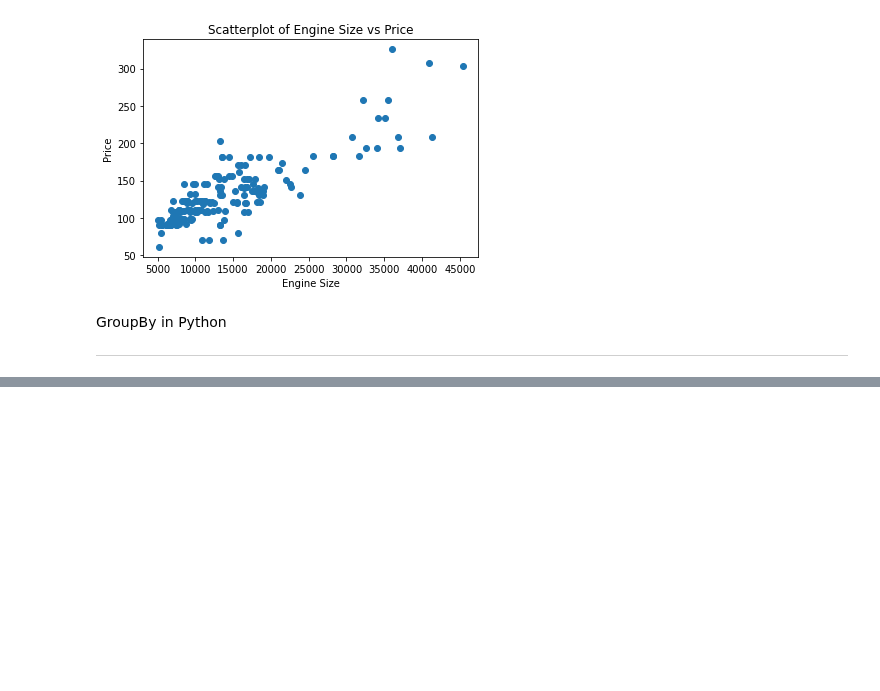
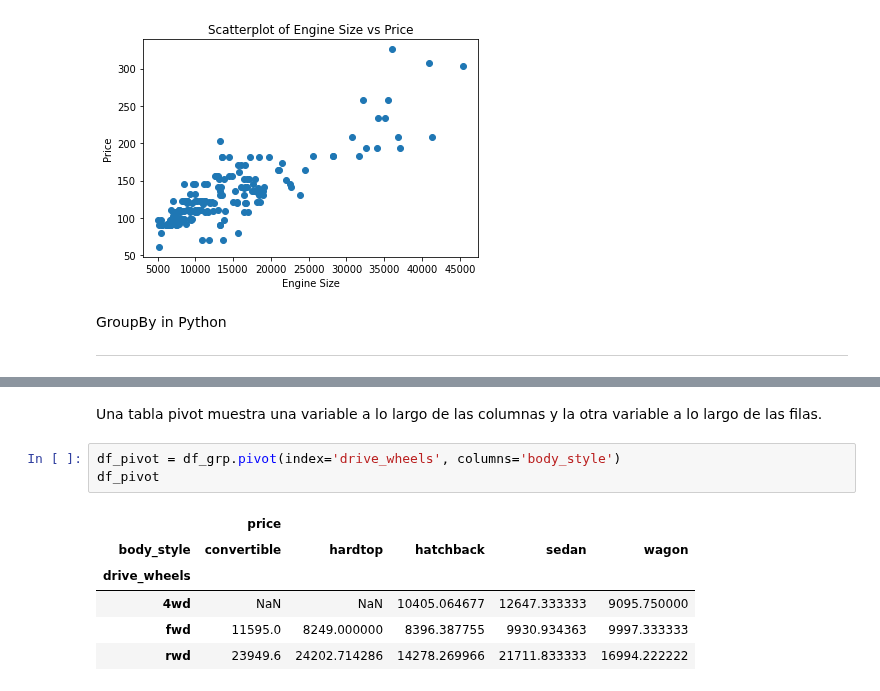
Before and after one commit to PosgradoMNA/actividades-de-aprendizaje-murasakiw, a Jupyter notebook: Semana6_Data_Analysis_with_Python.ipynb, the cells around one changed output, grey strips where cells are left out. Saved outputs shown, nothing was run; the diff lists cells and outputs as text; blank space fills up the shorter version.

```diff
--- a/Semana6_Data_Analysis_with_Python.ipynb
+++ b/Semana6_Data_Analysis_with_Python.ipynb
@@ -150,0 +173,12 @@ ___
+# %% [markdown]
+Una tabla pivot muestra una variable a lo largo de las columnas y la otra variable a lo largo de las filas.
+# %%
+df_pivot = df_grp.pivot(index='drive_wheels', columns='body_style')
+df_pivot
+# %% [output]
+|  | price |  |  |  |  |
+| body_style | convertible | hardtop | hatchback | sedan | wagon |
+| drive_wheels |  |  |  |  |  |
+| 4wd | NaN | NaN | 10405.064677 | 12647.333333 | 9095.750000 |
+| fwd | 11595.0 | 8249.000000 | 8396.387755 | 9930.934363 | 9997.333333 |
+| rwd | 23949.6 | 24202.714286 | 14278.269966 | 21711.833333 | 16994.222222 |
```
Also changed, not shown: parts of 4 cells of this notebook.
